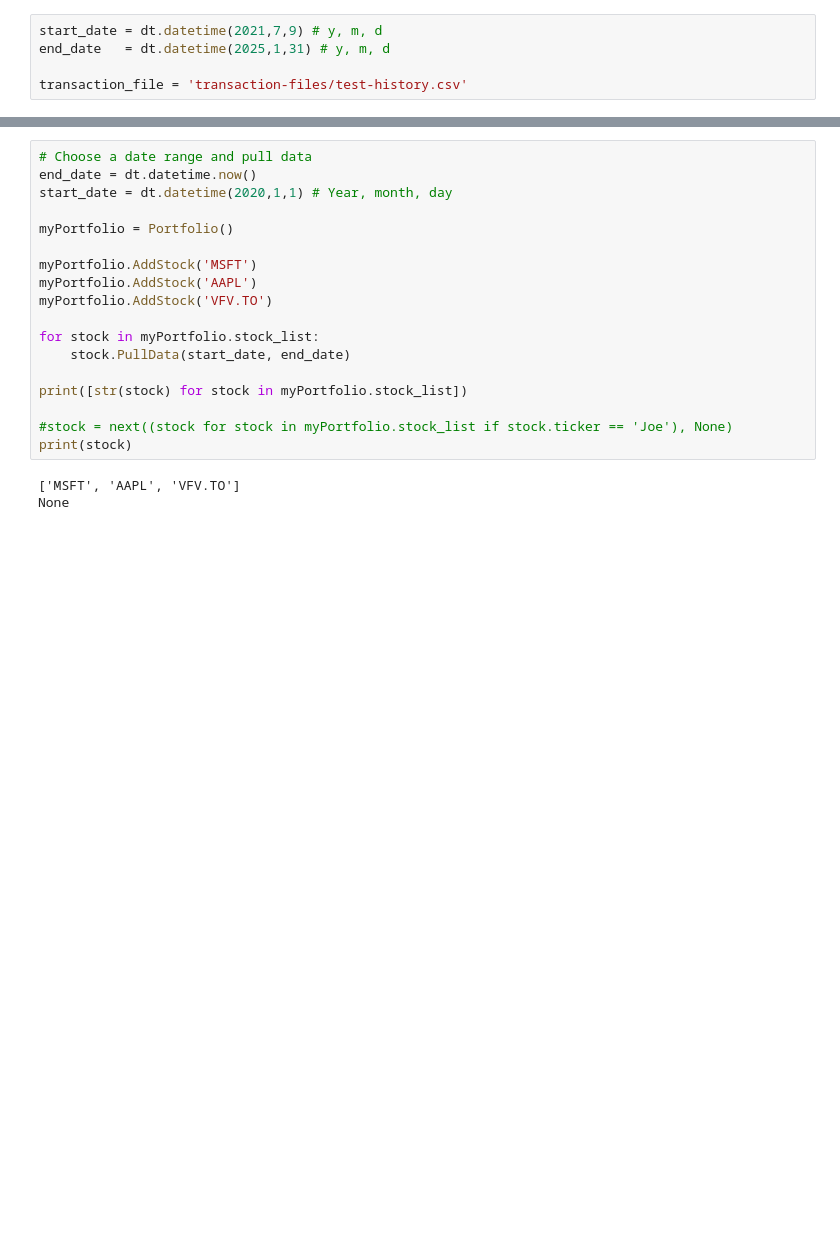
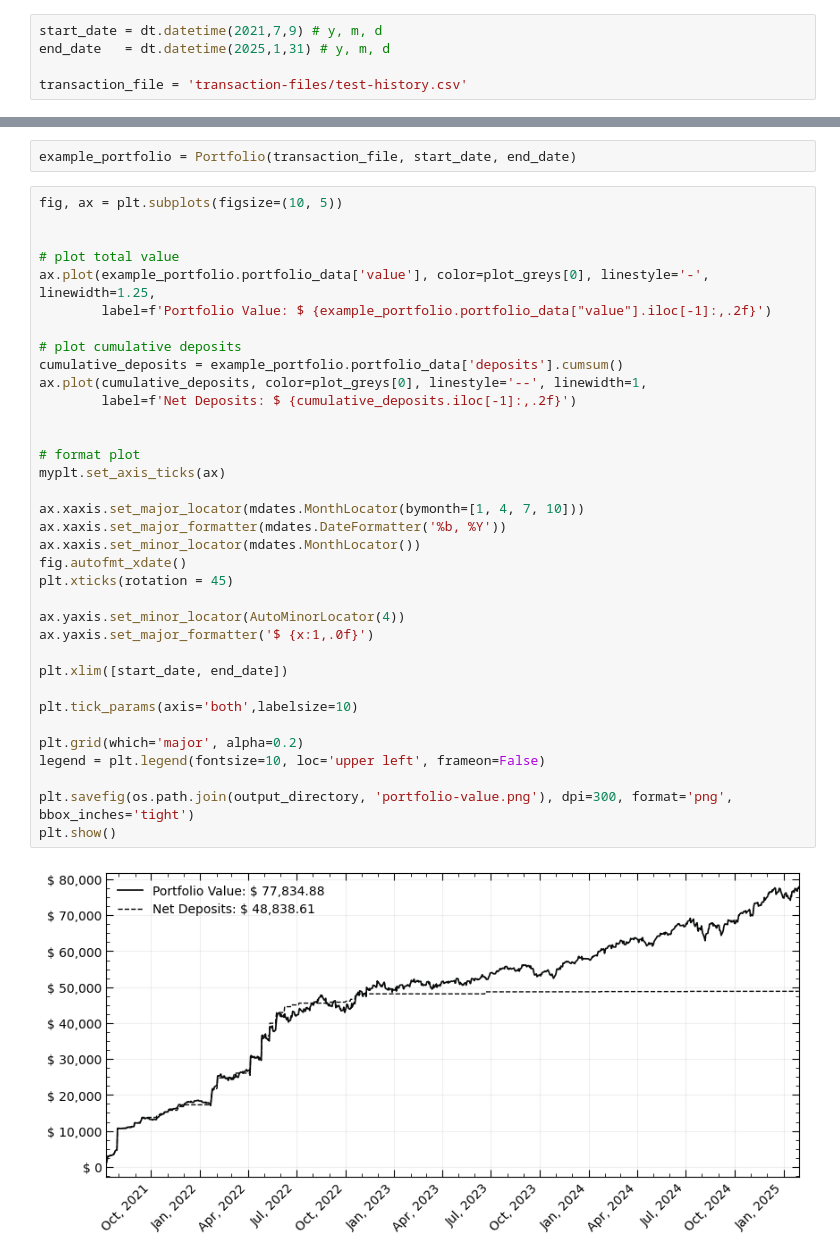
Before and after one commit to JakubStacho/portfolio-tracker, a Jupyter notebook: portfolio-tracker.ipynb, the cells around one changed output, grey strips where cells are left out. Cells and saved outputs as stored; diff of their text form; blank space fills up the shorter version.

```diff
--- a/portfolio-tracker.ipynb
+++ b/portfolio-tracker.ipynb
@@ -999,21 +34,39 @@ Vanguard S&P 500 Index ETF
-# %%
-# Choose a date range and pull data
-end_date = dt.datetime.now()
-start_date = dt.datetime(2020,1,1) # Year, month, day
-
-myPortfolio = Portfolio()
-
-myPortfolio.AddStock('MSFT')
-myPortfolio.AddStock('AAPL')
-myPortfolio.AddStock('VFV.TO')
-
-for stock in myPortfolio.stock_list:
-    stock.PullData(start_date, end_date)
-
-print([str(stock) for stock in myPortfolio.stock_list])
-
-#stock = next((stock for stock in myPortfolio.stock_list if stock.ticker == 'Joe'), None)
-print(stock)
-# %% [output]
-['MSFT', 'AAPL', 'VFV.TO']
-None
+# %%
+example_portfolio = Portfolio(transaction_file, start_date, end_date)
+# %%
+fig, ax = plt.subplots(figsize=(10, 5))
+
+
+# plot total value
+ax.plot(example_portfolio.portfolio_data['value'], color=plot_greys[0], linestyle='-', linewidth=1.25,
+        label=f'Portfolio Value: $ {example_portfolio.portfolio_data["value"].iloc[-1]:,.2f}')
+
+# plot cumulative deposits
+cumulative_deposits = example_portfolio.portfolio_data['deposits'].cumsum()
+ax.plot(cumulative_deposits, color=plot_greys[0], linestyle='--', linewidth=1,
+        label=f'Net Deposits: $ {cumulative_deposits.iloc[-1]:,.2f}')
+
+
+# format plot
+myplt.set_axis_ticks(ax)
+
+ax.xaxis.set_major_locator(mdates.MonthLocator(bymonth=[1, 4, 7, 10]))
+ax.xaxis.set_major_formatter(mdates.DateFormatter('%b, %Y'))
+ax.xaxis.set_minor_locator(mdates.MonthLocator())
+fig.autofmt_xdate()
+plt.xticks(rotation = 45)
+
+ax.yaxis.set_minor_locator(AutoMinorLocator(4))
+ax.yaxis.set_major_formatter('$ {x:1,.0f}')
+
+plt.xlim([start_date, end_date])
+
+plt.tick_params(axis='both',labelsize=10)
+
+plt.grid(which='major', alpha=0.2)
+legend = plt.legend(fontsize=10, loc='upper left', frameon=False)
+
+plt.savefig(os.path.join(output_directory, 'portfolio-value.png'), dpi=300, format='png', bbox_inches='tight')
+plt.show()
+# %% [output]
+[figure, added]
```
Also changed, not shown: parts of 57 cells of this notebook, 10 other files.
